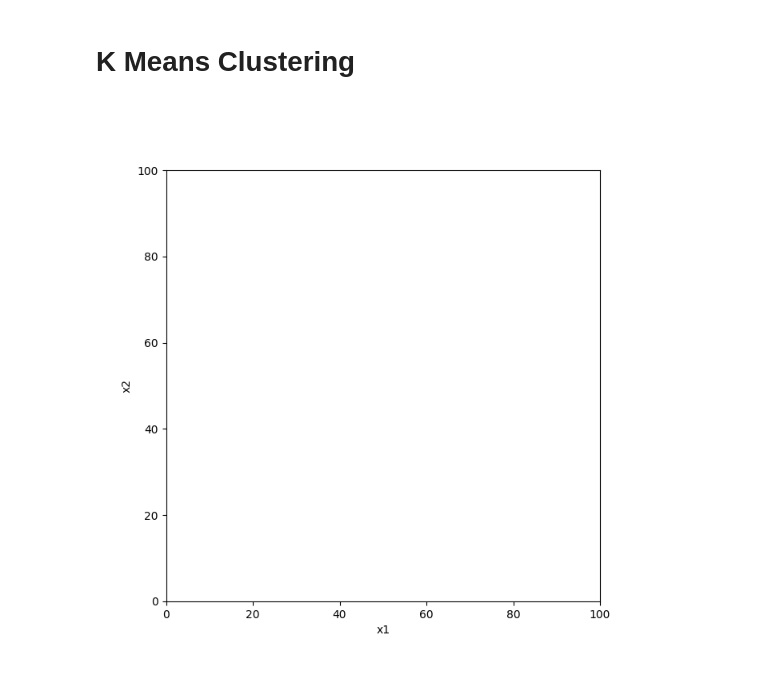
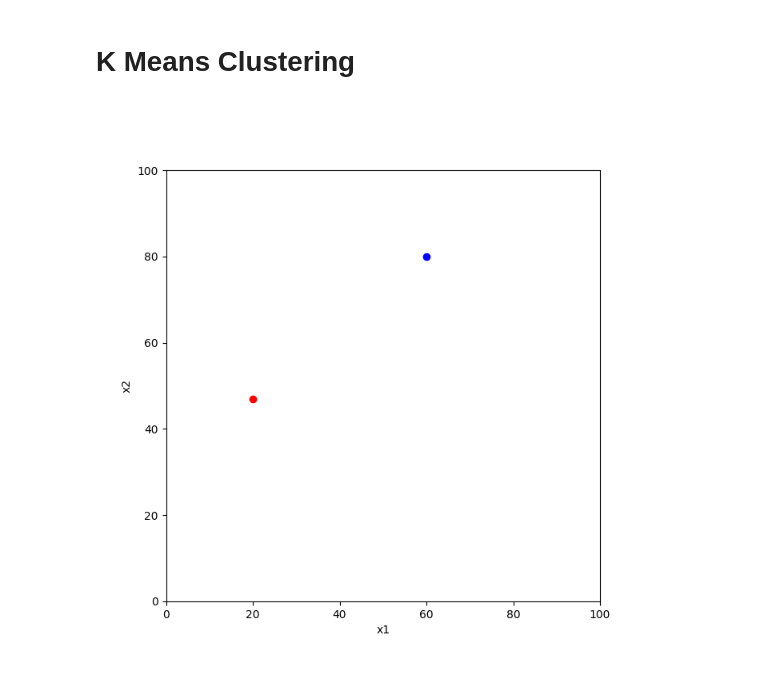
Before and after one commit to Kepins/int-artificial-inteligence-algorithms, a Jupyter notebook: ai_vis.ipynb, the cells around one changed output. Drawn from its saved outputs; the diff is of its cells as text; code cells hidden in the pictures.

Commit message:
KMeans Clustering with dynamicaly changing number of clusters

```diff
--- a/ai_vis.ipynb
+++ b/ai_vis.ipynb
@@ -369,14 +369,23 @@ class InteractiveKMC:
         return len(self.points) >= 2
 
     def __model_fit(self):
-        inertias = []
+        models = []
         # Use elbow method to determine optimal number of clusters
-        for k in range(1, min(len(self.points), self.max_clusters+1)):
+        for k in range(1, min(len(self.points)+1, self.max_clusters+1)):
             model = KMeans(n_clusters=k)
             model.fit(np.array([[p.x1, p.x2] for p in self.points]))
-            inertias.append(model.inertia_)
-        self.model = model
-        self.inertias = inertias
+            models.append(model)
+
+        distortions = [model.inertia_/len(self.points) for model in models]
+        percent_drops = np.array([(distortions[i] - distortions[i+1])/distortions[i] for i in range(0, len(distortions)-1)])
+
+        THRESHOLD = 0.3
+
+        self.model = models[-1]
+        for i in range(len(percent_drops)):
+            if np.all(np.array(percent_drops[i:]) < THRESHOLD):
+                self.model = models[i]
+                break
 
     def __clear_ax(self):
         # 2d plot
@@ -415,9 +424,9 @@ class InteractiveKMC:
     def cleanup(self):
         plt.close(self.fig)
 # %%
-interactive_k_means_clustering = InteractiveKMC(points=[])
+interactive_k_means_clustering = InteractiveKMC(points=[Point(20, 47), Point(60, 80)])
 # %% [output]
-[figure, old version]
+[figure, new version]
 # %%
 interactive_k_means_clustering.cleanup()
 del interactive_k_means_clustering
```
Also changed, not shown: parts of 1 cell of this notebook.
